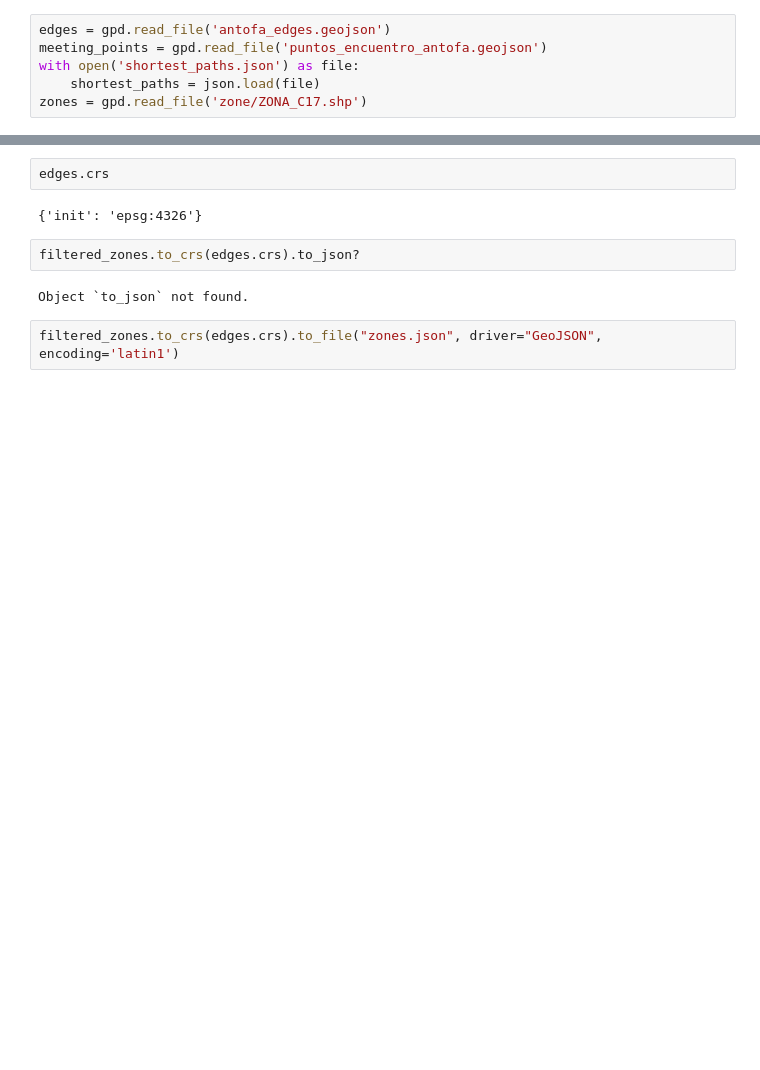
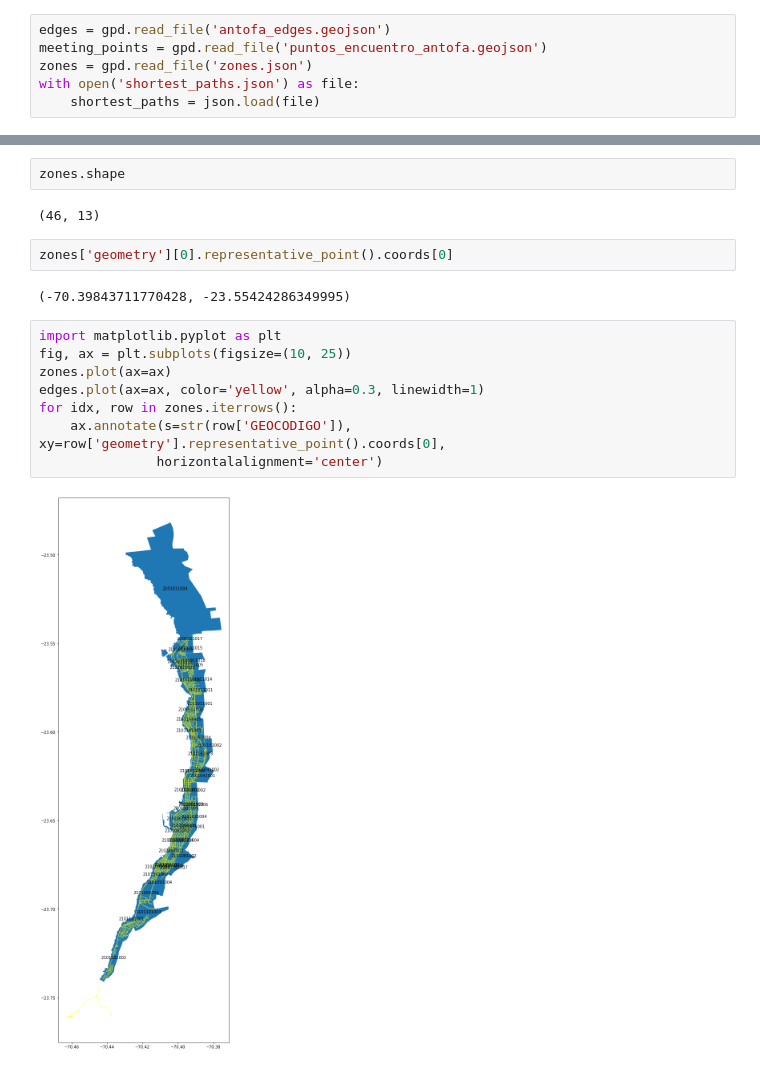
Before and after one commit to scespinoza/scespinoza.github.io, a Jupyter notebook: projects/tsunami-simulation/data/Untitled.ipynb, the cells around one changed output, grey strips where cells are left out. Cells and saved outputs as stored; diff of their text form; blank space fills up the shorter version.

Commit message:
add percentage and zones

```diff
--- a/projects/tsunami-simulation/data/Untitled.ipynb
+++ b/projects/tsunami-simulation/data/Untitled.ipynb
@@ -10,9 +6,9 @@ from shapely.geometry import Point, LineString
 # %%
 edges = gpd.read_file('antofa_edges.geojson')
 meeting_points = gpd.read_file('puntos_encuentro_antofa.geojson')
+zones = gpd.read_file('zones.json')
 with open('shortest_paths.json') as file:
     shortest_paths = json.load(file)
-zones = gpd.read_file('zone/ZONA_C17.shp')
 # %%
 zones.head()
 # %% [output]
@@ -92,10 +21,18 @@ filtered_zones.crs
-# %%
-edges.crs
-# %% [output]
-{'init': 'epsg:4326'}
-# %%
-filtered_zones.to_crs(edges.crs).to_json?
-# %% [output]
-Object `to_json` not found.
-# %%
-filtered_zones.to_crs(edges.crs).to_file("zones.json", driver="GeoJSON", encoding='latin1')
+# %%
+zones.shape
+# %% [output]
+(46, 13)
+# %%
+zones['geometry'][0].representative_point().coords[0]
+# %% [output]
+(-70.39843711770428, -23.55424286349995)
+# %%
+import matplotlib.pyplot as plt
+fig, ax = plt.subplots(figsize=(10, 25))
+zones.plot(ax=ax)
+edges.plot(ax=ax, color='yellow', alpha=0.3, linewidth=1)
+for idx, row in zones.iterrows():
+    ax.annotate(s=str(row['GEOCODIGO']), xy=row['geometry'].representative_point().coords[0],
+               horizontalalignment='center')
+# %% [output]
+[figure, added]
```
Also changed, not shown: parts of 26 cells of this notebook, 6 other files.
